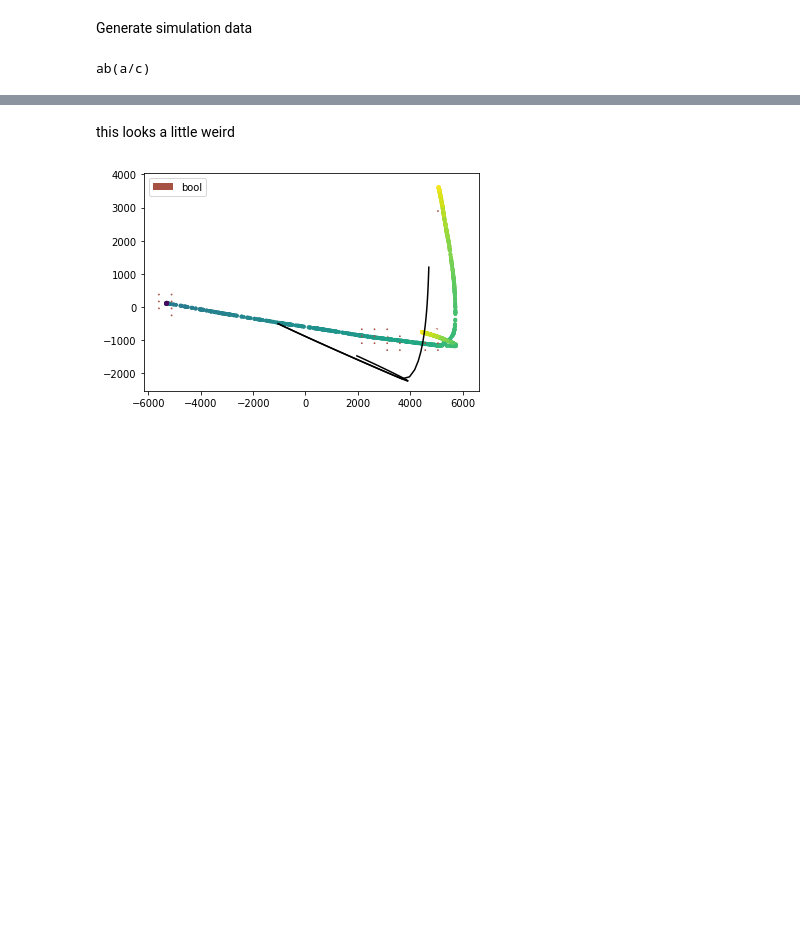
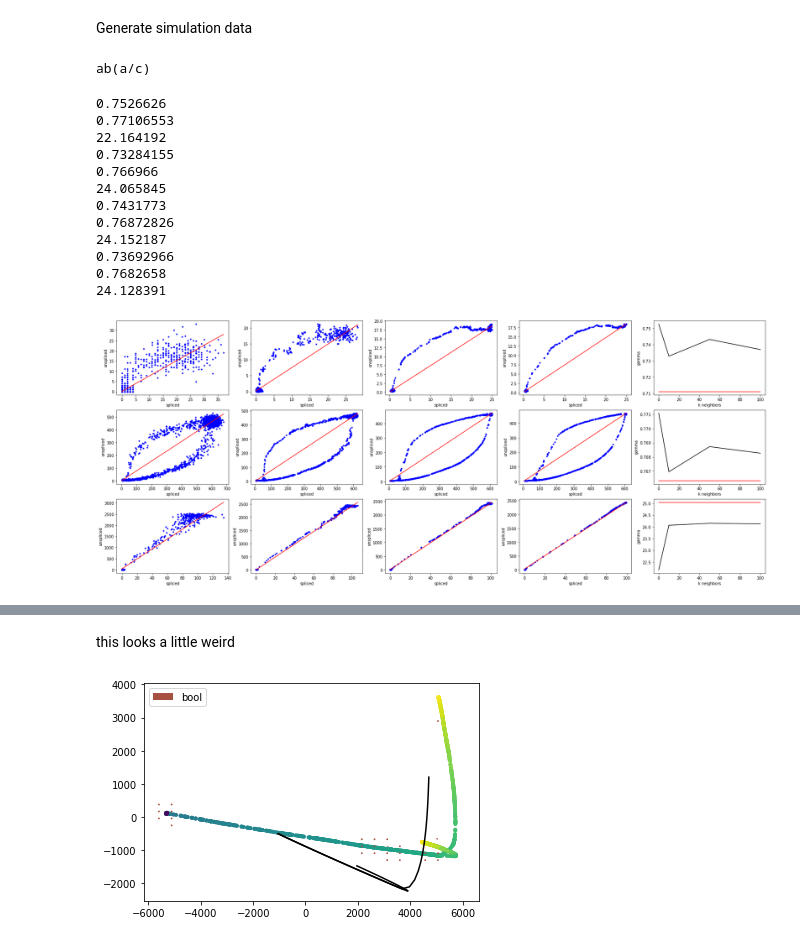
Before and after one commit to pachterlab/GFCP_2022, a Jupyter notebook: notebooks/test.ipynb, the cells around one changed output, grey strips where cells are left out. Saved outputs shown, nothing was run; the diff lists cells and outputs as text; code cells hidden in the pictures; blank space fills up the shorter version.

```diff
--- a/notebooks/test.ipynb
+++ b/notebooks/test.ipynb
@@ -726,4 +726,18 @@ sim_export(simdata)
 vlm = vcy.VelocytoLoom(loom_filepath="simdata.loom")
 preprocess(vlm,filter=False)
 # %%
-# fig=phasePlots(vlm,n_neighs=[0,10,50,100],genes=3,sim=True)
+fig=phasePlots(vlm,n_neighs=[0,10,50,100],genes=3,sim=True)
+# %% [output]
+0.7526626
+0.77106553
+22.164192
+0.73284155
+0.766966
+24.065845
+0.7431773
+0.76872826
+24.152187
+0.73692966
+0.7682658
+24.128391
+[figure, added]
```
Also changed, not shown: parts of 2 cells of this notebook.
